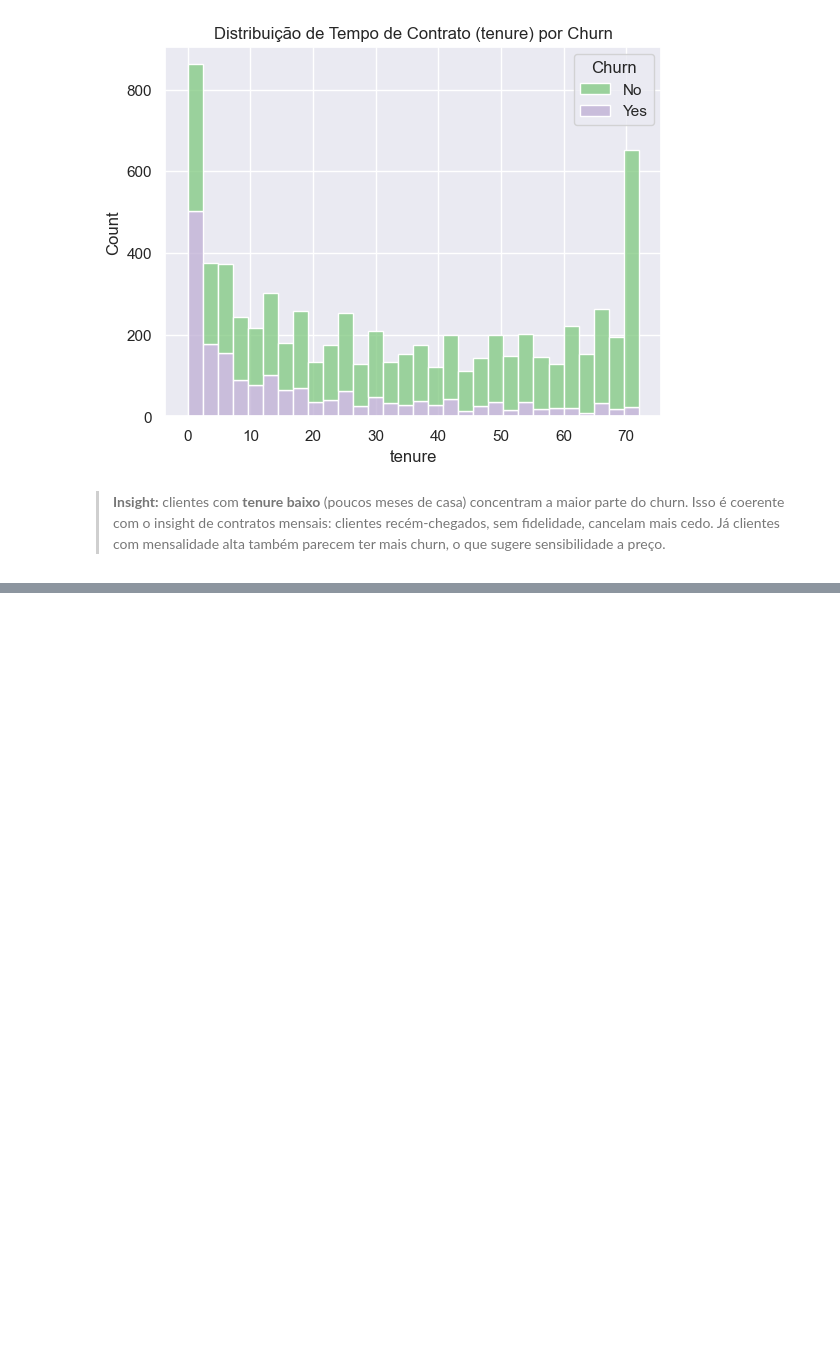
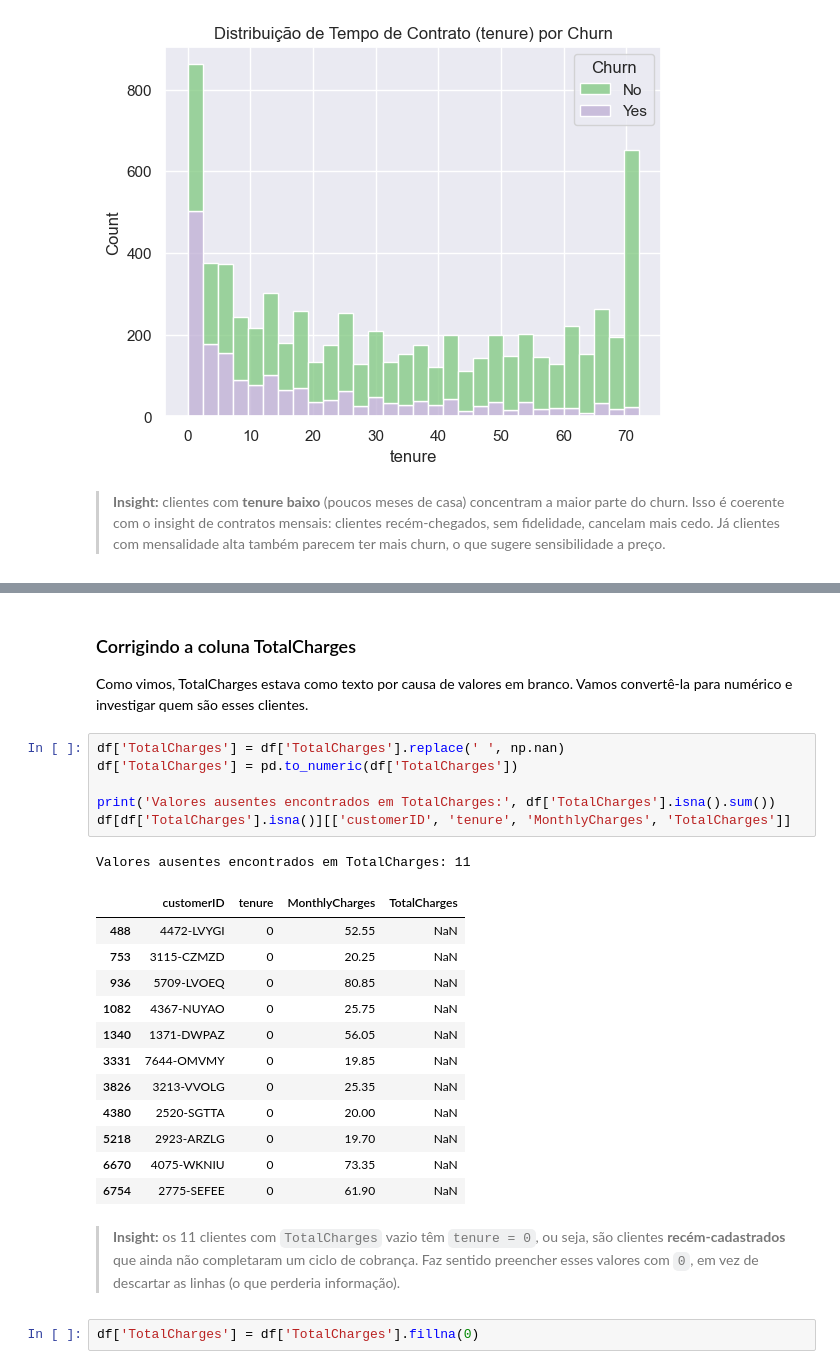
Before and after one commit to VivianeAndrade1988/Previs-o-de-churn-de-clientes--Telecom, a Jupyter notebook: notebooks/churn_prediction.ipynb, the cells around one changed output, grey strips where cells are left out. Cells and saved outputs as stored; diff of their text form; blank space fills up the shorter version.

```diff
--- a/notebooks/churn_prediction.ipynb
+++ b/notebooks/churn_prediction.ipynb
@@ -272,0 +284,31 @@ plt.show()
+# %% [markdown]
+### Corrigindo a coluna TotalCharges
+
+Como vimos, TotalCharges estava como texto por causa de valores em branco. Vamos convertê-la
+para numérico e investigar quem são esses clientes.
+# %%
+df['TotalCharges'] = df['TotalCharges'].replace(' ', np.nan)
+df['TotalCharges'] = pd.to_numeric(df['TotalCharges'])
+
+print('Valores ausentes encontrados em TotalCharges:', df['TotalCharges'].isna().sum())
+df[df['TotalCharges'].isna()][['customerID', 'tenure', 'MonthlyCharges', 'TotalCharges']]
+# %% [output]
+Valores ausentes encontrados em TotalCharges: 11
+|  | customerID | tenure | MonthlyCharges | TotalCharges |
+| 488 | 4472-LVYGI | 0 | 52.55 | NaN |
+| 753 | 3115-CZMZD | 0 | 20.25 | NaN |
+| 936 | 5709-LVOEQ | 0 | 80.85 | NaN |
+| 1082 | 4367-NUYAO | 0 | 25.75 | NaN |
+| 1340 | 1371-DWPAZ | 0 | 56.05 | NaN |
+| 3331 | 7644-OMVMY | 0 | 19.85 | NaN |
+| 3826 | 3213-VVOLG | 0 | 25.35 | NaN |
+| 4380 | 2520-SGTTA | 0 | 20.00 | NaN |
+| 5218 | 2923-ARZLG | 0 | 19.70 | NaN |
+| 6670 | 4075-WKNIU | 0 | 73.35 | NaN |
+| 6754 | 2775-SEFEE | 0 | 61.90 | NaN |
+# %% [markdown]
+> **Insight:** os 11 clientes com `TotalCharges` vazio têm `tenure = 0`, ou seja, são clientes
+> **recém-cadastrados** que ainda não completaram um ciclo de cobrança. Faz sentido preencher esses
+> valores com `0`, em vez de descartar as linhas (o que perderia informação).
+# %%
+df['TotalCharges'] = df['TotalCharges'].fillna(0)
```
Also changed, not shown: parts of 5 cells of this notebook.
